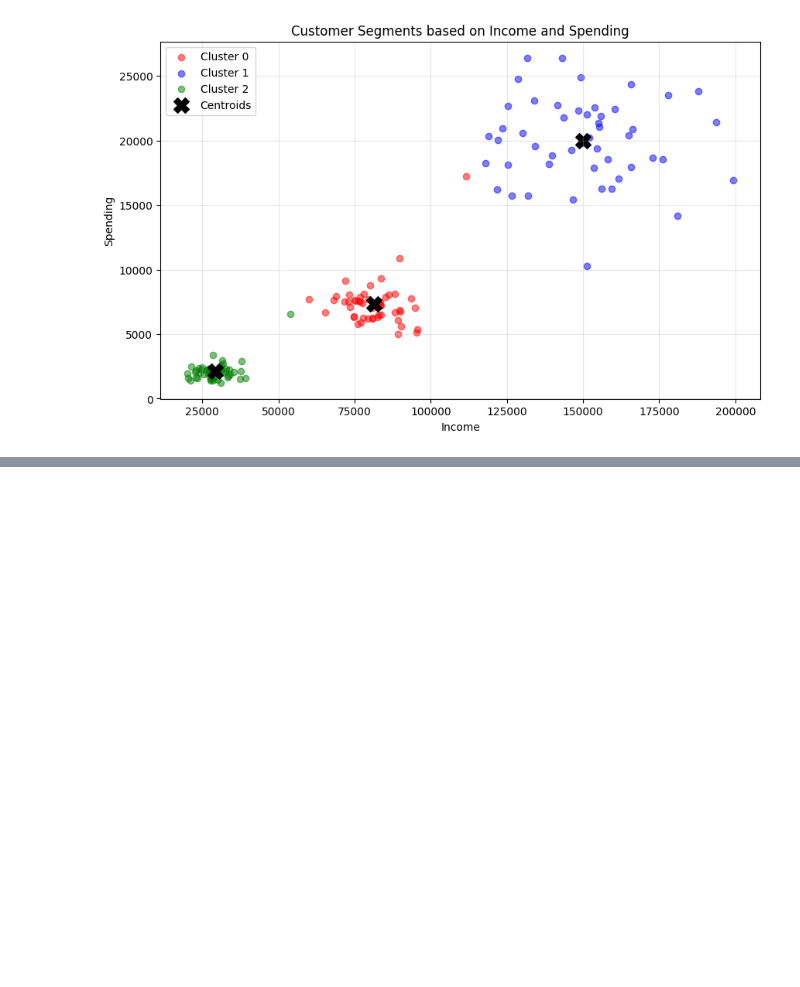
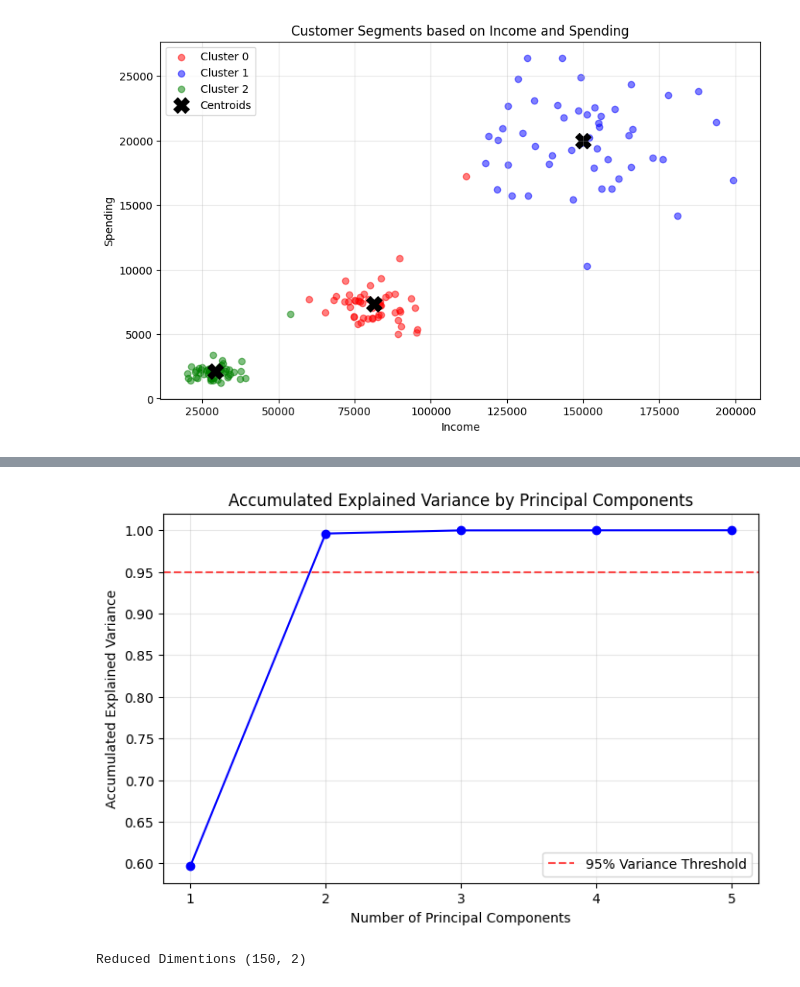
Before and after one commit to alanPalma25/sic-2025-python-ai, a Jupyter notebook: ia_module/classnotes.ipynb, the cells around one changed output, grey strips where cells are left out. Drawn from its saved outputs; the diff is of its cells as text; code cells hidden in the pictures; blank space fills up the shorter version.

```diff
--- a/ia_module/classnotes.ipynb
+++ b/ia_module/classnotes.ipynb
@@ -649,0 +700,20 @@ plt.show()
+# %%
+# Scale de data
+scaler = StandardScaler()
+data_scaled = scaler.fit_transform(df_alta_dim)
+# %%
+pca = PCA(n_components=None)
+pca.fit(data_scaled)
+print(f"Numero de componentes: {pca.n_components_}")
+
+explained_variance = pca.explained_variance_ratio_
+
+print("\nExplained Variance Ratio by each Principal Component:")
+for i, var in enumerate(explained_variance):
+    print(f"Principal Component {i+1}: {var*100:.1f}")
+
+accumulated_variance = np.cumsum(explained_variance)
+
+print("\nAccumulated Explained Variance:")
+for i, acc_var in enumerate(accumulated_variance):
+    print(f"Up to Principal Component {i+1}: {acc_var*100:.1f}")
@@ -649,0 +736,23 @@ plt.show()
+# %%
+plt.figure(figsize=(8, 5))
+plt.plot(range(1, len(explained_variance)+1), accumulated_variance, marker='o', color='blue')
+plt.title('Accumulated Explained Variance by Principal Components')
+plt.xlabel('Number of Principal Components')
+plt.ylabel('Accumulated Explained Variance')
+
+plt.axhline(y=0.95, color='r', linestyle='--', label='95% Variance Threshold', alpha=0.7)
+
+plt.legend(frameon=True)
+plt.xticks(range(1, len(explained_variance)+1))
+plt.grid(True, alpha=0.3)
+plt.show()
+# %% [output]
+[figure, added]
+# %%
+pca_2d = PCA(n_components=2)
+data_pca_2d = pca_2d.fit_transform(data_scaled)
+
+df_pca = pd.DataFrame(data_pca_2d, columns=['PC1', 'PC2'])
+print(f"Reduced Dimentions {df_pca.shape}")
+# %% [output]
+Reduced Dimentions (150, 2)
```
Also changed, not shown: parts of 5 cells of this notebook.
